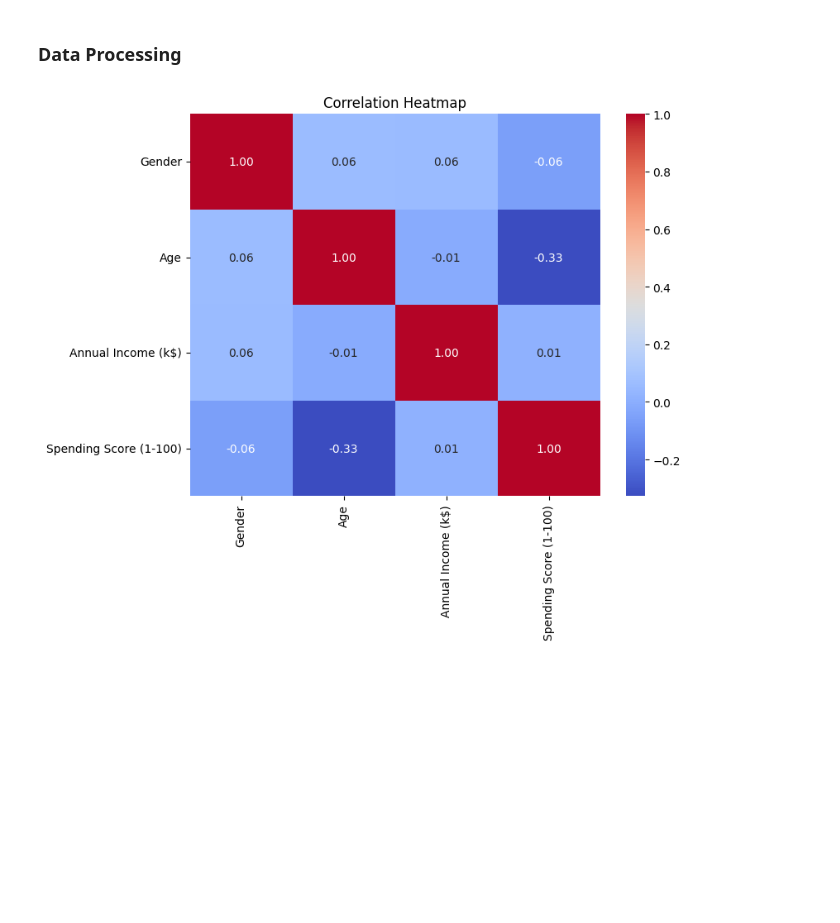
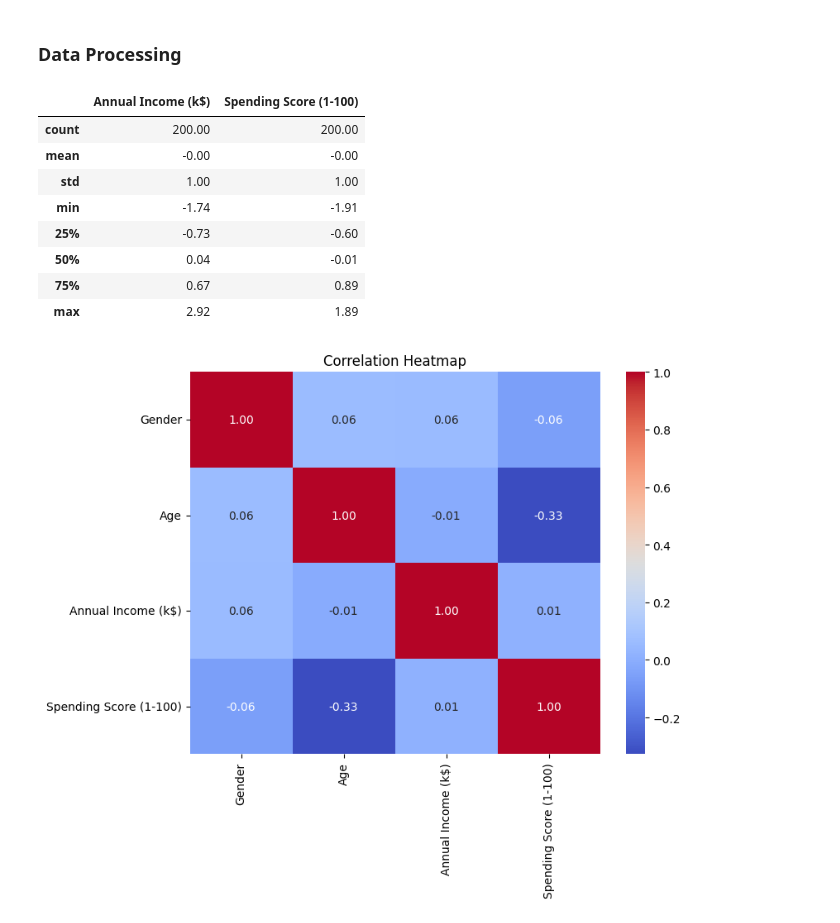
Before and after one commit to KhanhNguyen171/EL_3, a Jupyter notebook: model_v2.ipynb, the cells around one changed output. Cells and saved outputs as stored; diff of their text form; code cells hidden in the pictures; blank space fills up the shorter version.

```diff
--- a/model_v2.ipynb
+++ b/model_v2.ipynb
@@ -114,6 +114,18 @@ features = ['Annual Income (k$)', 'Spending Score (1-100)']
 
 scaler = MyStandardScaler()
 df[features] = scaler.fit_transform(df[features])
+# %%
+df[features].describe().round(2)
+# %% [output]
+|  | Annual Income (k$) | Spending Score (1-100) |
+| count | 200.00 | 200.00 |
+| mean | -0.00 | -0.00 |
+| std | 1.00 | 1.00 |
+| min | -1.74 | -1.91 |
+| 25% | -0.73 | -0.60 |
+| 50% | 0.04 | -0.01 |
+| 75% | 0.67 | 0.89 |
+| max | 2.92 | 1.89 |
 # %%
 plt.figure(figsize=(8, 6))
 sns.heatmap(df.corr(), annot=True, cmap='coolwarm', fmt='.2f')
```
Also changed, not shown: parts of 10 cells of this notebook.
